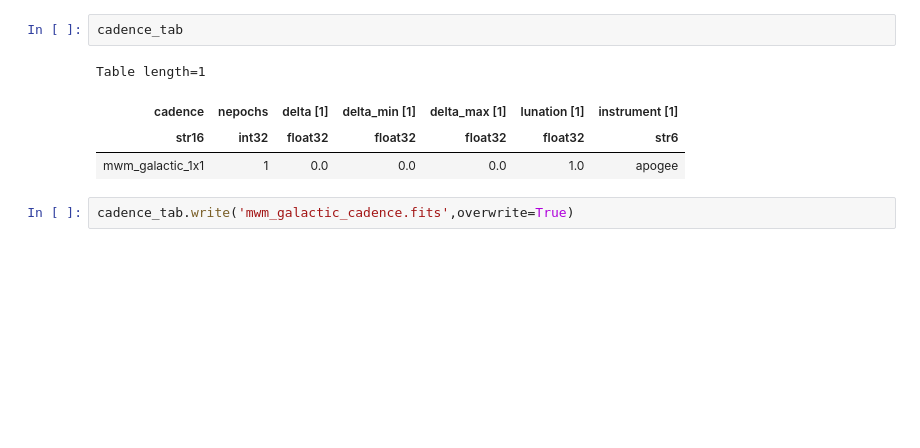
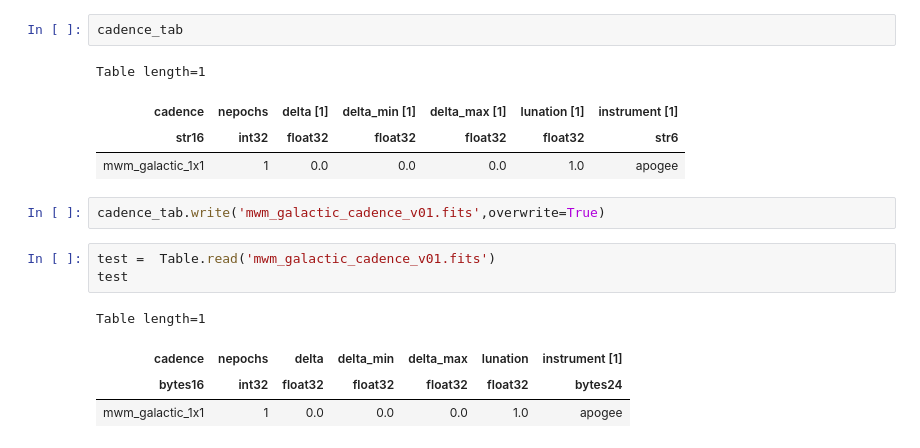
Before and after one commit to William-Zhang-R/SDSS-V-SimTargets, a Jupyter notebook: allsky/GG Targets.ipynb, the cells around one changed output. Cells and saved outputs as stored; diff of their text form; blank space fills up the shorter version.

```diff
--- a/allsky/GG Targets.ipynb
+++ b/allsky/GG Targets.ipynb
@@ -113,4 +113,12 @@ Table length=1
 | str16 | int32 | float32 | float32 | float32 | float32 | str6 |
 | mwm_galactic_1x1 | 1 | 0.0 | 0.0 | 0.0 | 1.0 | apogee |
 # %%
-cadence_tab.write('mwm_galactic_cadence.fits',overwrite=True)
+cadence_tab.write('mwm_galactic_cadence_v01.fits',overwrite=True)
+# %%
+test =  Table.read('mwm_galactic_cadence_v01.fits')
+test
+# %% [output]
+Table length=1
+| cadence | nepochs | delta | delta_min | delta_max | lunation | instrument [1] |
+| bytes16 | int32 | float32 | float32 | float32 | float32 | bytes24 |
+| mwm_galactic_1x1 | 1 | 0.0 | 0.0 | 0.0 | 1.0 | apogee |
```
Also changed, not shown: parts of 1 cell of this notebook, 10 other files.
